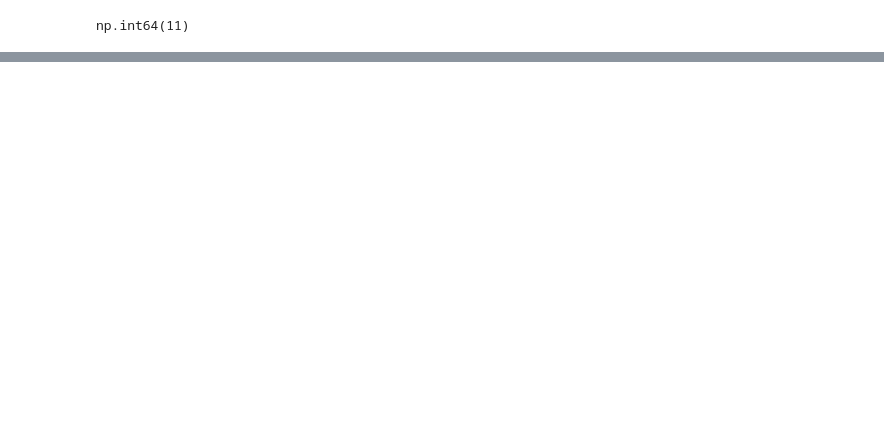
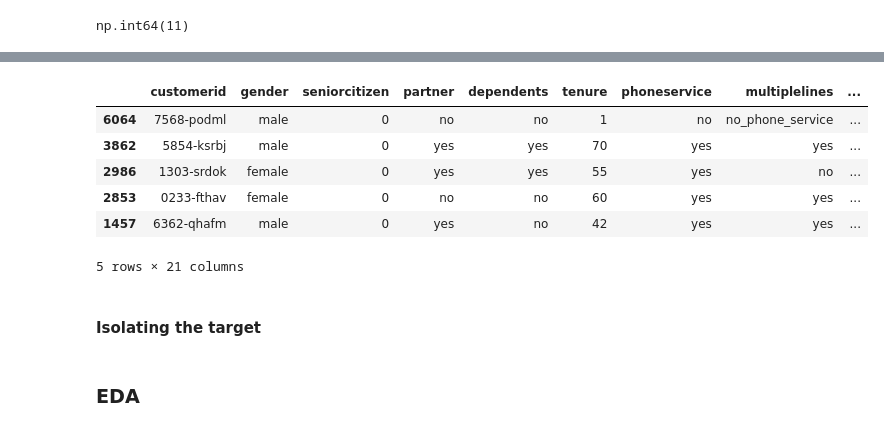
Before and after one commit to khalidiktib/ml-zoomcamp, a Jupyter notebook: 03-classification/03-churnprediction.ipynb, the cells around one changed output, grey strips where cells are left out. Drawn from its saved outputs; the diff is of its cells as text; code cells hidden in the pictures; blank space fills up the shorter version.

```diff
--- a/03-classification/03-churnprediction.ipynb
+++ b/03-classification/03-churnprediction.ipynb
@@ -93,3 +74 @@ df.churn.head()
 Name: churn, dtype: str
-# %%
-df.churn = (df.churn == yes).astype('int')
@@ -95,0 +86,10 @@ df.churn = (df.churn == yes).astype('int')
+# %%
+df_val.head()
+# %% [output]
+|  | customerid | gender | seniorcitizen | partner | dependents | tenure | phoneservice | multiplelines | ... |
+| 6064 | 7568-podml | male | 0 | no | no | 1 | no | no_phone_service | ... |
+| 3862 | 5854-ksrbj | male | 0 | yes | yes | 70 | yes | yes | ... |
+| 2986 | 1303-srdok | female | 0 | yes | yes | 55 | yes | no | ... |
+| 2853 | 0233-fthav | female | 0 | no | no | 60 | yes | yes | ... |
+| 1457 | 6362-qhafm | male | 0 | yes | no | 42 | yes | yes | ... |
+5 rows × 21 columns
@@ -95,0 +100,2 @@ df.churn = (df.churn == yes).astype('int')
+# %% [markdown]
+#### Isolating the target
@@ -95,0 +110,2 @@ df.churn = (df.churn == yes).astype('int')
+# %% [markdown]
+### EDA
```
Also changed, not shown: parts of 106 cells of this notebook.
